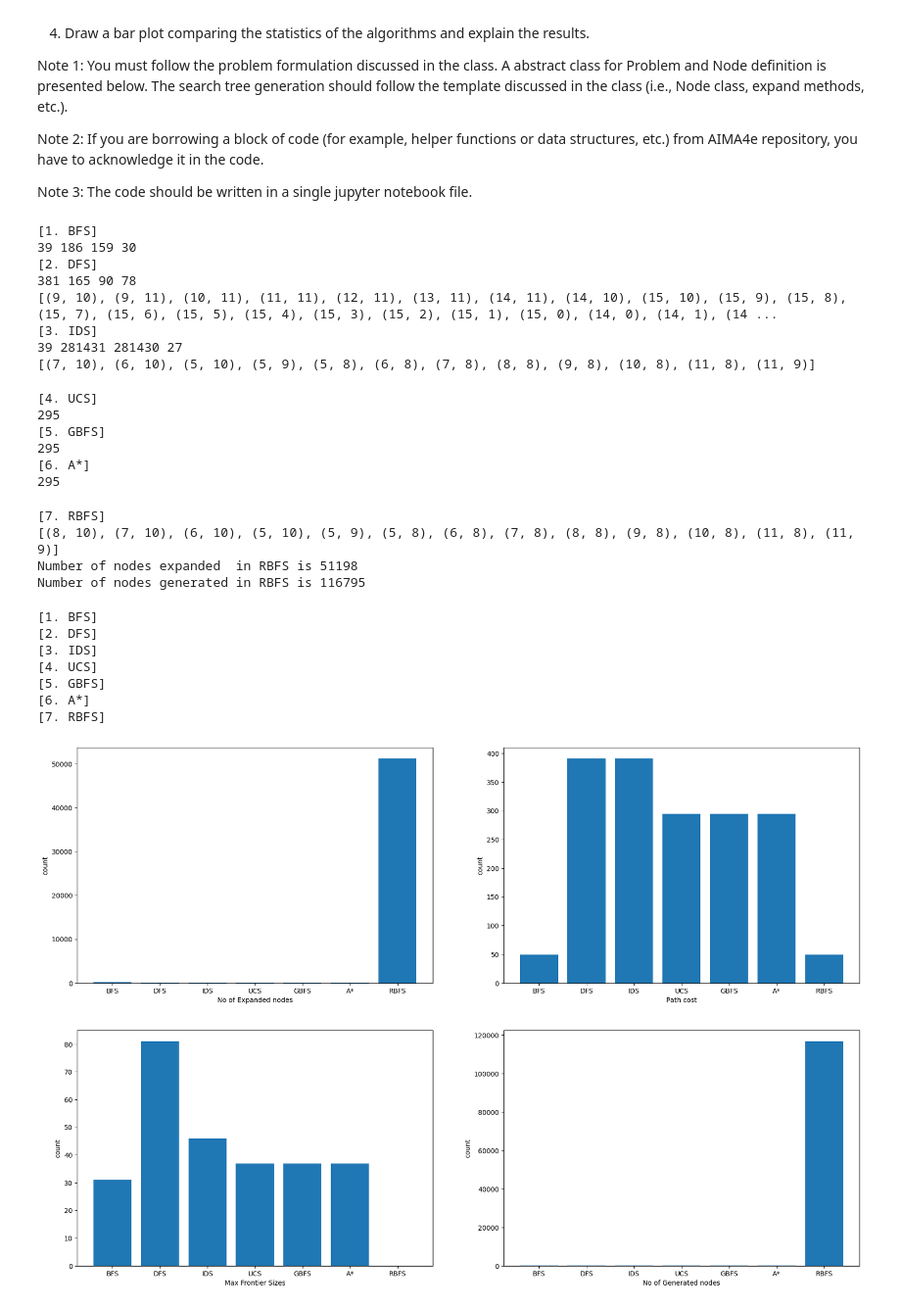
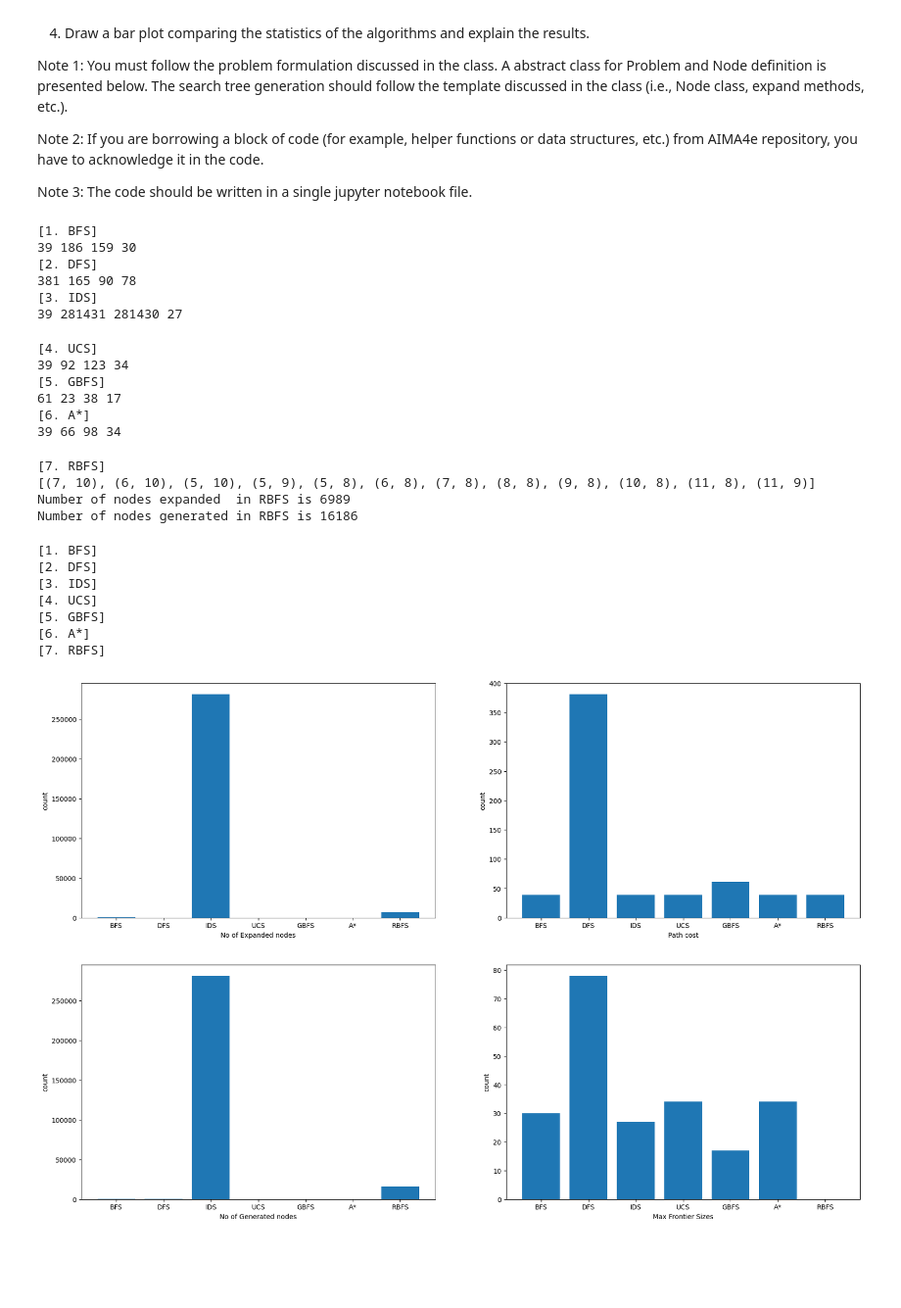
Before and after one commit to Hanjianlee/IT5005, a Jupyter notebook: assignment1/Assignment 1 Q1-1.ipynb, the cells around one changed output. Shown at 98% size. Saved outputs shown, nothing was run; the diff lists cells and outputs as text; code cells hidden in the pictures; blank space fills up the shorter version.

Commit message:
fix: best first search

```diff
--- a/assignment1/Assignment 1 Q1-1.ipynb
+++ b/assignment1/Assignment 1 Q1-1.ipynb
@@ -270,6 +270,7 @@ def depth_limited_search(problem, limit):
     "Search deepest nodes in the search tree first."
     frontier = [Node(problem.initial)]
     result = failure
+    count = 0
     while frontier:
         node = frontier.pop()
         problem.add_expanded_nodes()
@@ -280,6 +281,7 @@ def depth_limited_search(problem, limit):
         elif not problem.is_cycle(node):
             for child in problem.expand( node):
                 frontier.append(child)
+                count +=1
                 problem.add_generated_nodes()
                 problem.update_max_frontier_size(len(frontier))
     return result
@@ -302,20 +304,16 @@ print(res.path_cost,bfs_problem.generated_nodes,bfs_problem.expanded_nodes,bfs_p
 
 res =depth_first_search(dfs_problem)
 print(res.path_cost,dfs_problem.generated_nodes,dfs_problem.expanded_nodes, dfs_problem.max_frontier_size)
-print(problem.print_path_found(res))
 
 res =iterative_deepening_search(ids_problem)
 print(res.path_cost,ids_problem.generated_nodes,ids_problem.expanded_nodes,ids_problem.max_frontier_size)
-print(problem.print_path_found(res))
 # %% [output]
 [1. BFS]
 39 186 159 30
 [2. DFS]
 381 165 90 78
-[(9, 10), (9, 11), (10, 11), (11, 11), (12, 11), (13, 11), (14, 11), (14, 10), (15, 10), (15, 9), (15, 8), (15, 7), (15, 6), (15, 5), (15, 4), (15, 3), (15, 2), (15, 1), (15, 0), (14, 0), (14, 1), (14 ...
 [3. IDS]
 39 281431 281430 27
-[(7, 10), (6, 10), (5, 10), (5, 9), (5, 8), (6, 8), (7, 8), (8, 8), (9, 8), (10, 8), (11, 8), (11, 9)]
 # %%
 from heapq import heappush, heappop
 def g(n): return n.path_cost
@@ -324,19 +322,19 @@ def best_first_search(problem, f):
     "Search nodes with minimum f(node) value first."
     node = Node(problem.initial)
     frontier = []
-    heappush(frontier,node)
-    reached = {problem.initial: node}
+    heappush(frontier,(f(node),node))
+    reached = {problem.initial: node.path_cost}
     while frontier:
-        node = frontier.pop()
+        _,node = heappop(frontier)
         problem.add_expanded_nodes()
         if problem.is_goal(node.state):
             return node
-        for child in problem.expand( node):
+        for child in problem.expand(node):
             s = child.state
-            if s not in reached or child.path_cost < reached[s].path_cost:
-                reached[s] = child
+            if s not in reached or f(child) < reached[s]:
+                reached[s] = f(child)
                 problem.add_generated_nodes()
-                heappush(frontier,child)
+                heappush(frontier,(f(child),child))
                 problem.update_max_frontier_size(len(frontier))
     return 'Error'
 
@@ -346,28 +344,29 @@ def uniform_cost_search(problem):
 
 def greedy_best_first_search(problem):
     print("[5. GBFS]")
-    return best_first_search(problem, lambda node: problem.h_with_cost(node.state))
+    return best_first_search(problem, lambda node: problem.h(node.state))
 
 def astar_search(problem):
     print("[6. A*]")
-    return best_first_search(problem, lambda node: node.path_cost + problem.h_with_cost(node.state))
+    return best_first_search(problem, lambda node: node.path_cost + problem.h(node.state))
+
 
 problem1 = Maze()
 problem2 = Maze()
 problem3 = Maze()
 res = uniform_cost_search(problem1)
-print(res.path_cost)
+print(res.path_cost,problem1.expanded_nodes, problem1.generated_nodes, problem1.max_frontier_size)
 res = greedy_best_first_search(problem2)
-print(res.path_cost)
+print(res.path_cost,problem2.expanded_nodes, problem2.generated_nodes, problem2.max_frontier_size)
 res = astar_search(problem3)
-print(res.path_cost)
+print(res.path_cost,problem3.expanded_nodes, problem3.generated_nodes, problem3.max_frontier_size)
 # %% [output]
 [4. UCS]
-295
+39 92 123 34
 [5. GBFS]
-295
+61 23 38 17
 [6. A*]
-295
+39 66 98 34
 # %%
 INFTY = 18446744073709551615
 def RBFS(problem):
@@ -443,9 +442,9 @@ print(f"Number of nodes expanded  in RBFS is {problem.expanded_nodes}")
 print(f"Number of nodes generated in RBFS is {problem.generated_nodes}")
 # %% [output]
 [7. RBFS]
-[(8, 10), (7, 10), (6, 10), (5, 10), (5, 9), (5, 8), (6, 8), (7, 8), (8, 8), (9, 8), (10, 8), (11, 8), (11, 9)]
-Number of nodes expanded  in RBFS is 51198
-Number of nodes generated in RBFS is 116795
+[(7, 10), (6, 10), (5, 10), (5, 9), (5, 8), (6, 8), (7, 8), (8, 8), (9, 8), (10, 8), (11, 8), (11, 9)]
+Number of nodes expanded  in RBFS is 6989
+Number of nodes generated in RBFS is 16186
 # %%
 import matplotlib.pyplot as plt
 def compare_search(
@@ -474,32 +473,32 @@ def compare_search(
         expanded_nodes_array["data"].append(problem.expanded_nodes)
         generated_nodes_array["data"].append(problem.generated_nodes)
         max_frontier_size_array["data"].append(problem.max_frontier_size)
     fig, ax = plt.subplots(2, 2, figsize=(21,14))
     index = 0
-    for item in [path_cost_array,expanded_nodes_array,generated_nodes_array,max_frontier_size_array]:
+    for item in [path_cost_array,expanded_nodes_array,max_frontier_size_array,generated_nodes_array]:
         if index < 2:
             row = 0
         else:
             row = 1
         column = (index+1)%2
         x=['BFS', 'DFS', 'IDS', 'UCS', 'GBFS','A*','RBFS']
 
         # giving the values against
         # each value at x axis
         y=item["data"]
         ax[row,column].bar(x, y)
 
         ax[row,column].set(xlabel=item["title"],ylabel="count")
         index +=1
     plt.show()
 
 compare_search(Maze)
 # %% [output]
 [1. BFS]
 [2. DFS]
 [3. IDS]
 [4. UCS]
 [5. GBFS]
 [6. A*]
 [7. RBFS]
-[figure, old version]
+[figure, new version]
```
